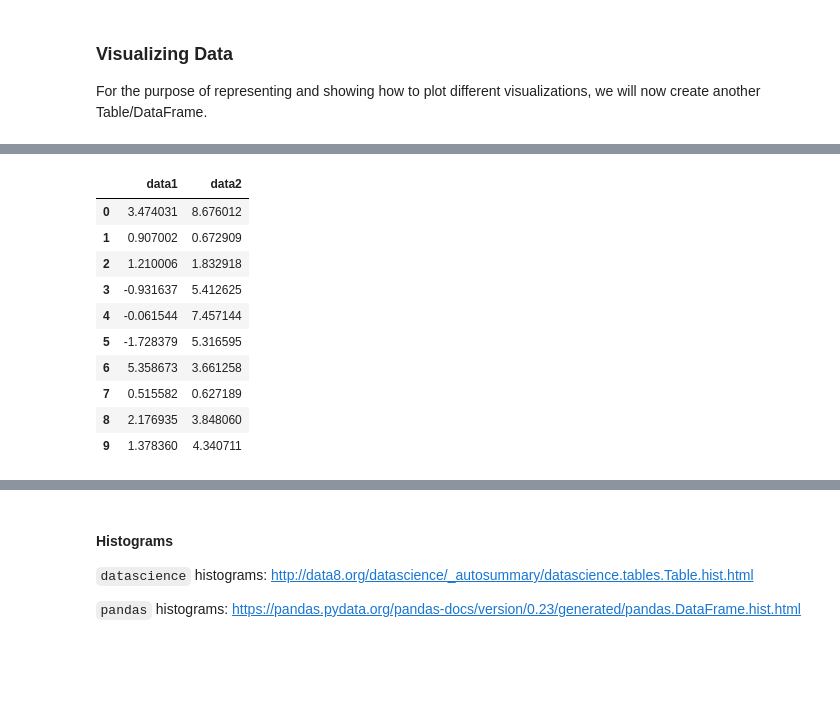
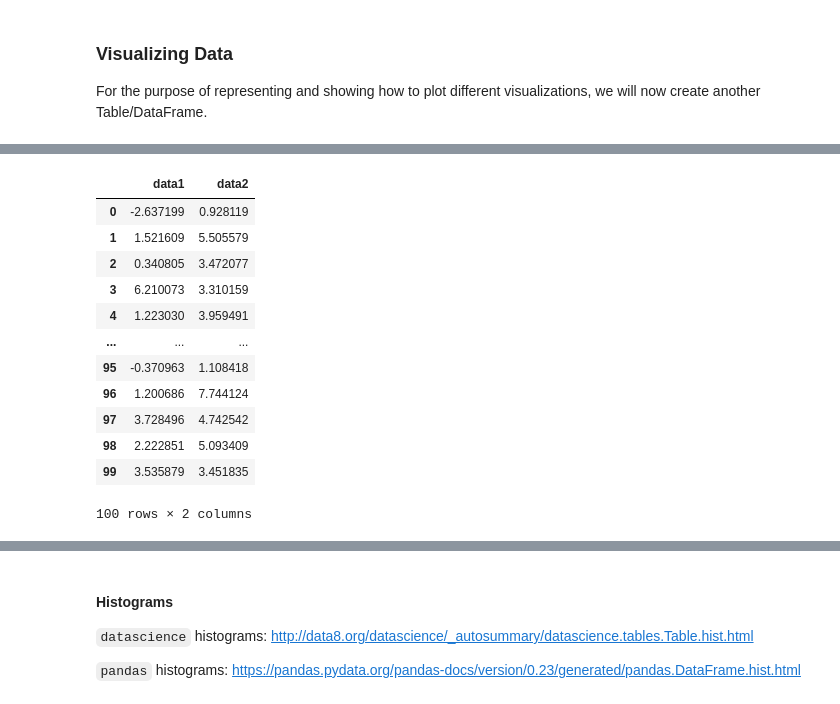
Before and after one commit to lawtonsclass/f25-code-from-class, a Jupyter notebook: data8/datascience-to-pandas.ipynb, the cells around one changed output, grey strips where cells are left out. Saved outputs shown, nothing was run; the diff lists cells and outputs as text; code cells hidden in the pictures; blank space fills up the shorter version.

```diff
--- a/data8/datascience-to-pandas.ipynb
+++ b/data8/datascience-to-pandas.ipynb
@@ -446,16 +551,18 @@ normal_data_table
 ... (90 rows omitted)
 # %%
 normal_data_df = pd.DataFrame(data = {'data1': np.random.normal(loc = 1, scale = 2, size = 100), 'data2': np.random.normal(loc = 4, scale = 3, size = 100)})
-normal_data_df.head(10)
+normal_data_df
 # %% [output]
 |  | data1 | data2 |
-| 0 | 3.474031 | 8.676012 |
-| 1 | 0.907002 | 0.672909 |
-| 2 | 1.210006 | 1.832918 |
-| 3 | -0.931637 | 5.412625 |
-| 4 | -0.061544 | 7.457144 |
-| 5 | -1.728379 | 5.316595 |
-| 6 | 5.358673 | 3.661258 |
-| 7 | 0.515582 | 0.627189 |
-| 8 | 2.176935 | 3.848060 |
-| 9 | 1.378360 | 4.340711 |
+| 0 | -2.637199 | 0.928119 |
+| 1 | 1.521609 | 5.505579 |
+| 2 | 0.340805 | 3.472077 |
+| 3 | 6.210073 | 3.310159 |
+| 4 | 1.223030 | 3.959491 |
+| ... | ... | ... |
+| 95 | -0.370963 | 1.108418 |
+| 96 | 1.200686 | 7.744124 |
+| 97 | 3.728496 | 4.742542 |
+| 98 | 2.222851 | 5.093409 |
+| 99 | 3.535879 | 3.451835 |
+100 rows × 2 columns
```
Also changed, not shown: parts of 26 cells of this notebook.
